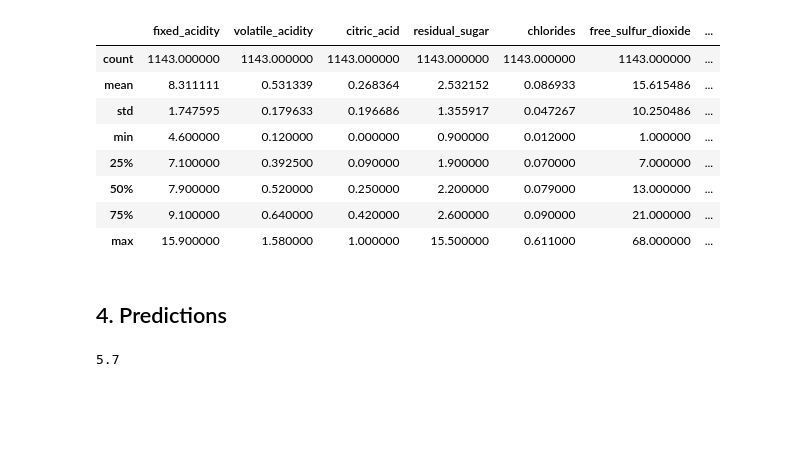
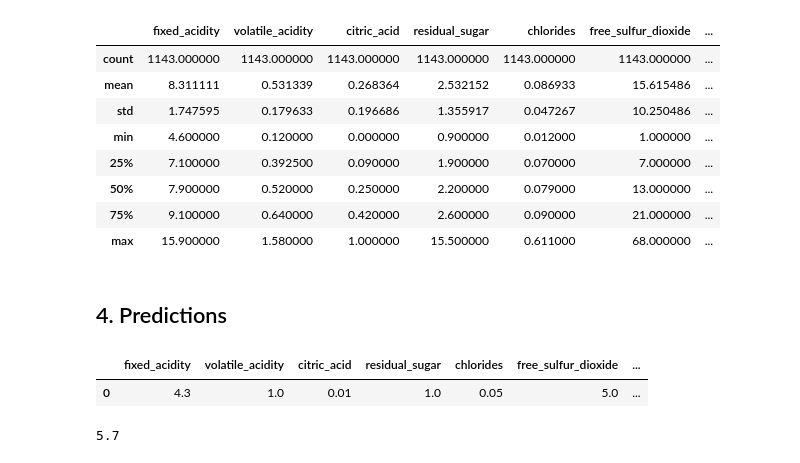
Before and after one commit to marcozan93/wine_quality_ml, a Jupyter notebook: notebook_predictions.ipynb, the cells around one changed output. Cells and saved outputs as stored; diff of their text form; code cells hidden in the pictures; blank space fills up the shorter version.

```diff
--- a/notebook_predictions.ipynb
+++ b/notebook_predictions.ipynb
@@ -75,7 +77,7 @@ results_df
 
 # hyperparameter tuning
 random_grid = {"n_estimators": [5, 20, 50, 100],
-               "max_features": ["auto", "sqrt"],
+               "max_features": ["sqrt", "log2"],
                "max_depth": [int(i) for i in np.linspace(10, 120, num=12)],
                "min_samples_split": [2, 6, 10],
                "min_samples_leaf": [1, 3, 4],
@@ -148,4 +165,11 @@ data.describe()
 | max | 15.900000 | 1.580000 | 1.000000 | 15.500000 | 0.611000 | 68.000000 | ... |
 # %% [markdown]
 ## 4. Predictions
+# %%
+new_input = pd.DataFrame(np.array([[4.3, 1, 0.01, 1, 0.05, 5, 25, 0.9, 3, 0.6, 13]]),
+                         columns=X_train.columns)
+new_input
+# %% [output]
+|  | fixed_acidity | volatile_acidity | citric_acid | residual_sugar | chlorides | free_sulfur_dioxide | ... |
+| 0 | 4.3 | 1.0 | 0.01 | 1.0 | 0.05 | 5.0 | ... |
 # %%
```
Also changed, not shown: parts of 8 cells of this notebook, 5 other files.
